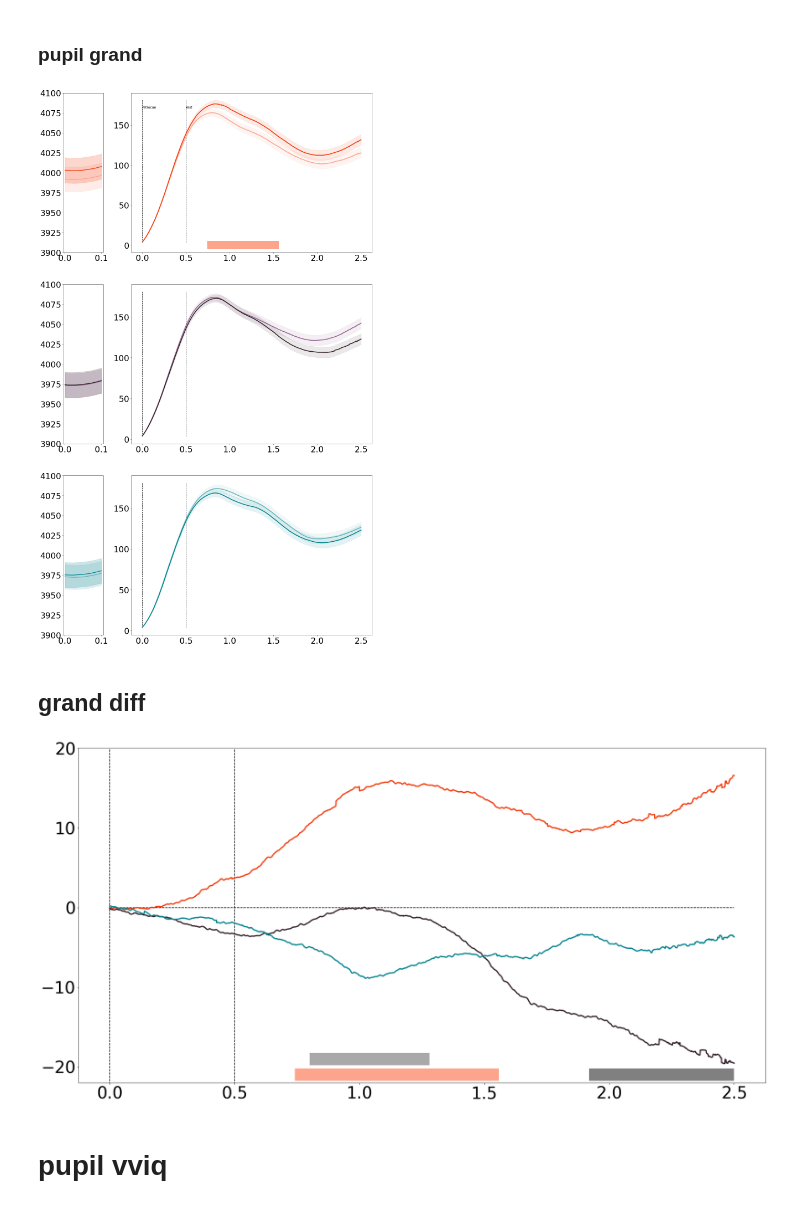
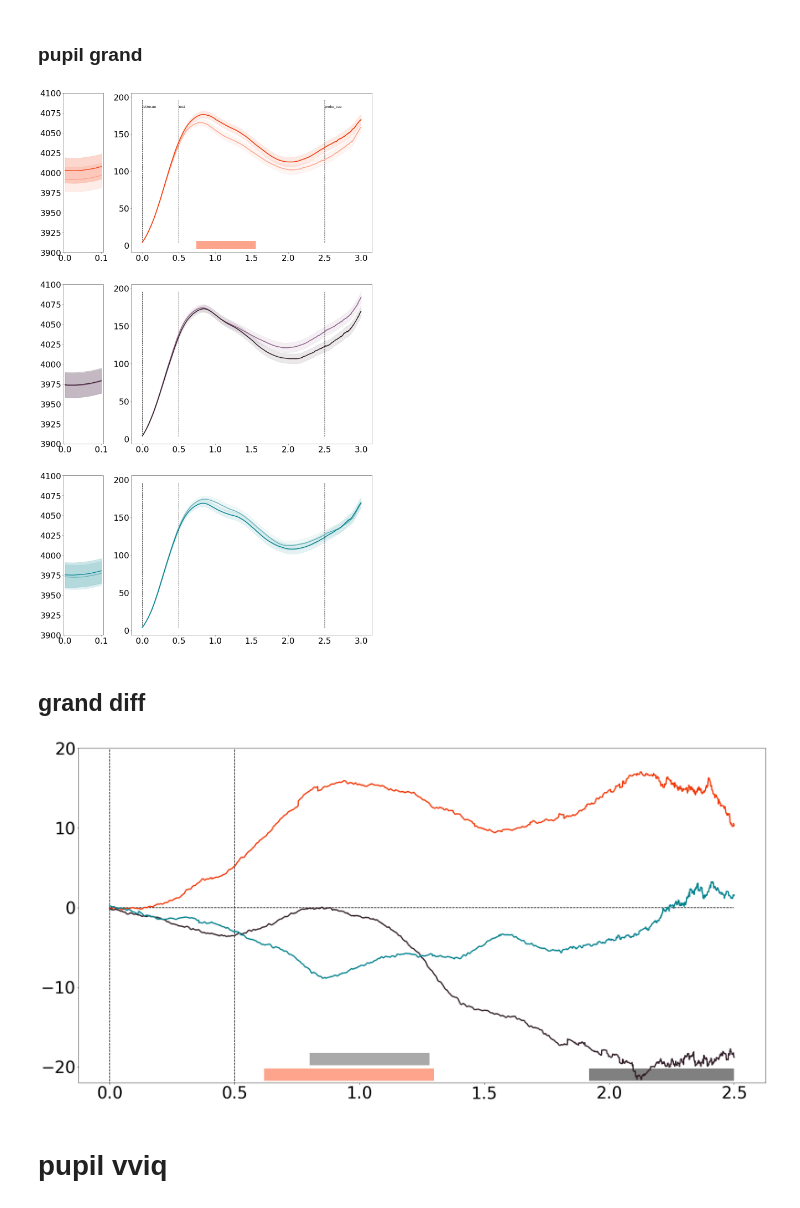
Before and after one commit to YueyingDong/YD2023_code4Paper, a Jupyter notebook: pupResults.ipynb, the cells around one changed output. Drawn from its saved outputs; the diff is of its cells as text; code cells hidden in the pictures.

```diff
--- a/pupResults.ipynb
+++ b/pupResults.ipynb
@@ -1255,17 +1304,17 @@ sig period: [array([1600, 1680, 1760], dtype=int64), array([1920, 2000, 2080, 21
 # %%
 #grand - retro
 highSig = consecutive(np.where(trueHP <  0.05)[0], stepsize=1,
                findSame = False) #get the sig period
 #draw
-normmean, norm_sterr = pupilPlot(normPup = retroEpo.iloc[:,np.r_[np.arange(0,2500),-4,-3,-2]],blPup = retroEpoBL.iloc[:,:-1],
-          eventt = 2.5,levels=['cue_blk_validity', 'cued_item'],
+normmean, norm_sterr = pupilPlot(normPup = retroEpo.iloc[:,np.r_[np.arange(0,3000),-4,-3,-2]],blPup = retroEpoBL.iloc[:,:-1],
+          eventt = 3,levels=['cue_blk_validity', 'cued_item'],
           blt  = 0.1,cList = cList,pltRatio = [0.5,3],blHeight = [3900,4100],
-          eventBoundary = epoch_array[2:-2]-0.75,
-          eventName = epoch_name[2:-2],figW = 20,figH = 12,tickSize=30,
+          eventBoundary = epoch_array[2:-1]-0.75,
+          eventName = epoch_name[2:-1],figW = 20,figH = 12,tickSize=30,
           tightPlot=False,
           sigPeriod = [highSig[0][0],highSig[0][-1]])
 # %% [output]
-[figure, old version]
+[figure, new version]
 # %% [markdown]
 ## grand diff
 # %%
@@ -1297,7 +1346,7 @@ ax.yaxis.set_major_locator(ticker.MultipleLocator(10))
 plt.tick_params(labelsize = 40)
 plt.show()
 # %% [output]
-[figure, old version]
+[figure, new version]
 # %% [markdown]
 # pupil vviq
 # %% [markdown]
```
Also changed, not shown: parts of 15 cells of this notebook, 1 other file.
